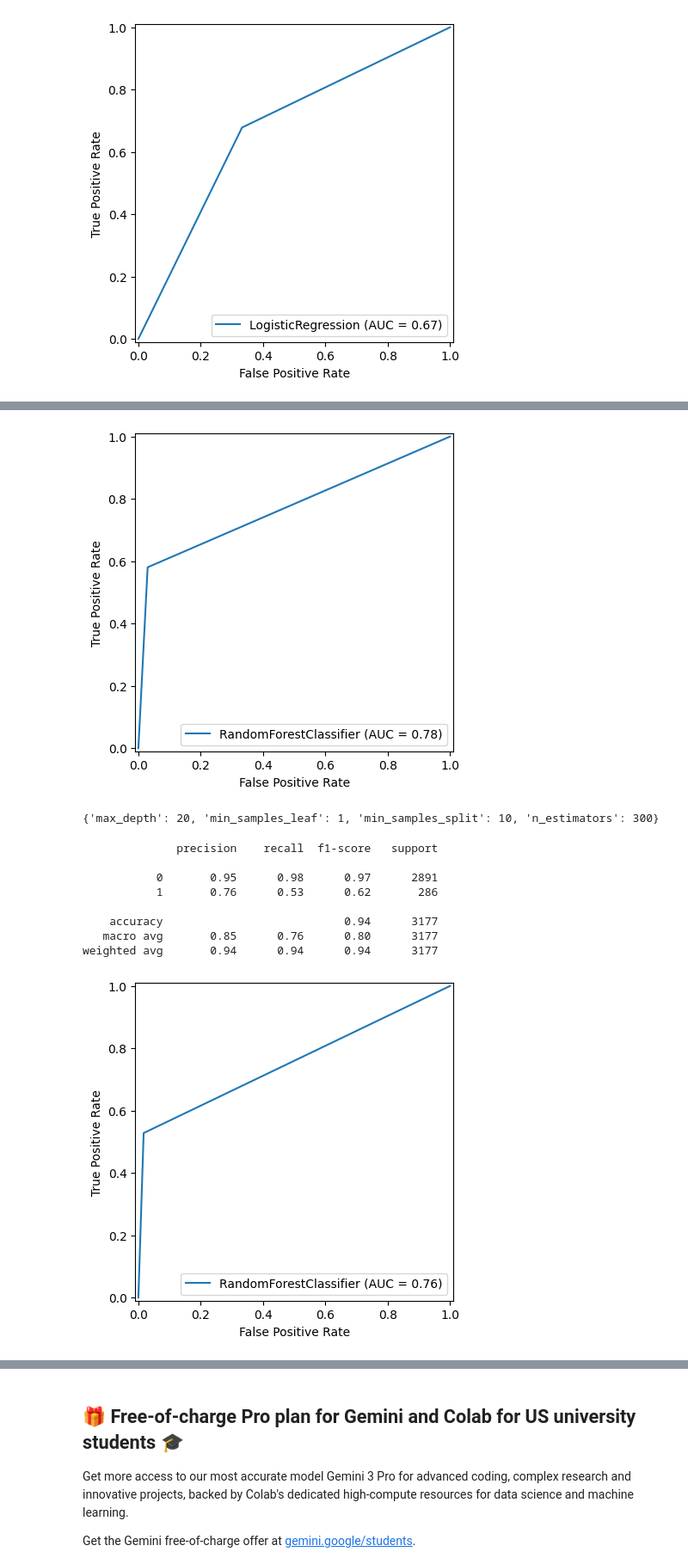
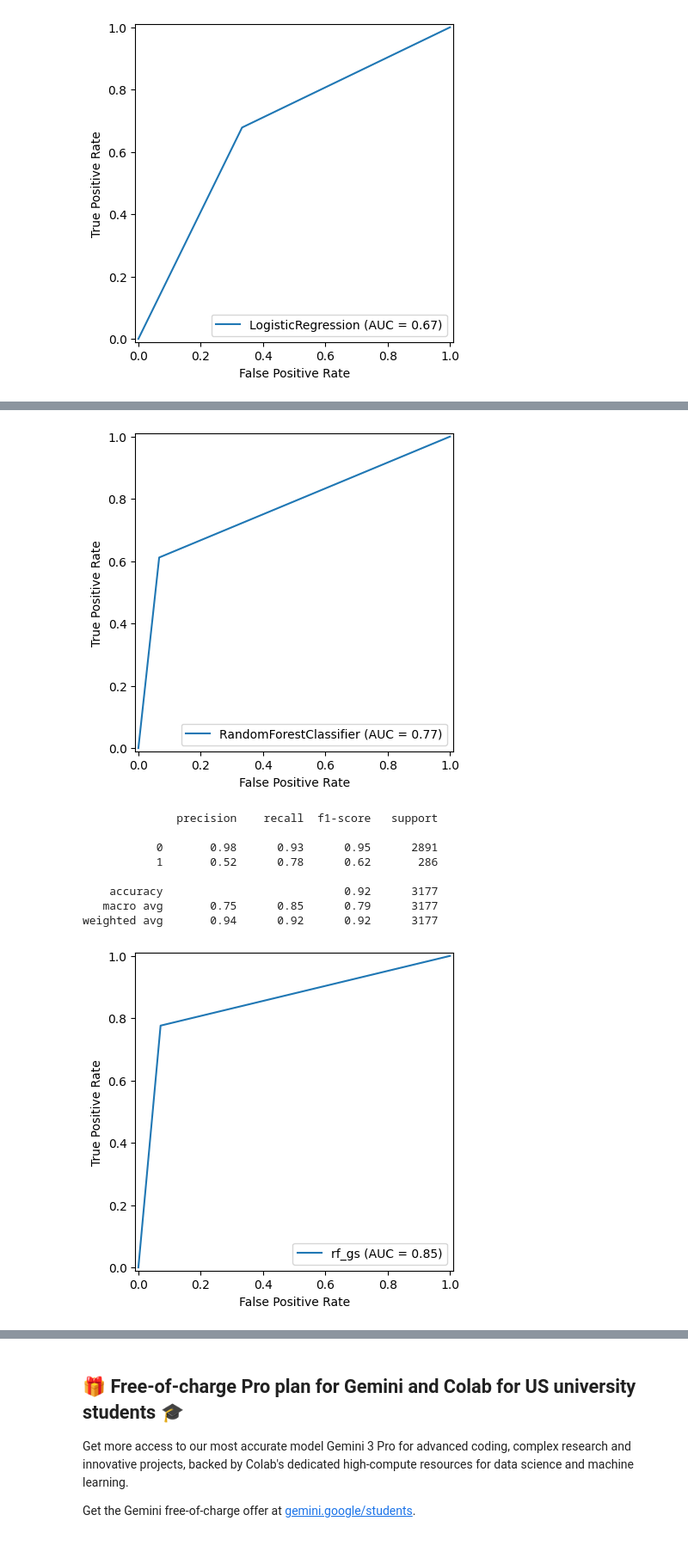
Before and after one commit to abdullaawad/Final-Year-Project, a Jupyter notebook: Re_Admission_Prediction.ipynb, the cells around one changed output, grey strips where cells are left out. Shown at 86% size. Saved outputs shown, nothing was run; the diff lists cells and outputs as text; code cells hidden in the pictures.

```diff
--- a/Re_Admission_Prediction.ipynb
+++ b/Re_Admission_Prediction.ipynb
@@ -536,7 +542,7 @@ plt.show()
 # %%
 from sklearn.ensemble import RandomForestClassifier
 
-rf = RandomForestClassifier(n_estimators=100, random_state=42)
+rf = RandomForestClassifier(n_estimators=100, random_state=42, class_weight='balanced')
 rf.fit(X_train_final_scaled, y_train)
 
 y_pred_rf = rf.predict(X_test_final_scaled)
@@ -559,7 +565,7 @@ display = RocCurveDisplay(fpr=fpr, tpr=tpr, roc_auc=roc_auc, estimator_name='Ran
 display.plot()
 plt.show()
 # %% [output]
-[figure, old version]
+[figure, new version]
 # %%
 from sklearn.model_selection import GridSearchCV
 
@@ -567,22 +573,22 @@ param_grid = {
     'n_estimators': [100, 200, 300],
     'max_depth': [None, 10, 20],
     'min_samples_split': [2, 5, 10],
-    'min_samples_leaf': [1, 2, 4]
+    'min_samples_leaf': [1, 2, 4],
+    'max_features': ['auto', 'sqrt', 'log2'],
+    'bootstrap': [True, False]
 }
 
 rf_grid = RandomForestClassifier(random_state=42)
-grid_search = GridSearchCV(estimator=rf_grid, param_grid=param_grid, cv=5, scoring='roc_auc')
+grid_search = GridSearchCV(estimator=rf_grid, param_grid=param_grid, cv=10, scoring='roc_auc')
 grid_search.fit(X_train_final_scaled, y_train)
 
 best_params = grid_search.best_params_
 print(best_params)
-# %% [output]
-{'max_depth': 20, 'min_samples_leaf': 1, 'min_samples_split': 10, 'n_estimators': 300}
 # %%
 rf_gs = RandomForestClassifier(n_estimators=300,
                                max_depth=20,
                                min_samples_leaf=1,
-                               min_samples_split=10, random_state=42)
+                               min_samples_split=10, random_state=42, class_weight='balanced')
 rf_gs.fit(X_train_final_scaled, y_train)
 
 y_pred_gs = rf_gs.predict(X_test_final_scaled)
@@ -591,18 +597,18 @@ print(classification_report(y_test, y_pred_gs))
 # %% [output]
               precision    recall  f1-score   support
 
-           0       0.95      0.98      0.97      2891
-           1       0.76      0.53      0.62       286
+           0       0.98      0.93      0.95      2891
+           1       0.52      0.78      0.62       286
 
-    accuracy                           0.94      3177
-   macro avg       0.85      0.76      0.80      3177
-weighted avg       0.94      0.94      0.94      3177
+    accuracy                           0.92      3177
+   macro avg       0.75      0.85      0.79      3177
+weighted avg       0.94      0.92      0.92      3177
 # %%
 fpr, tpr, thresholds = roc_curve(y_test, y_pred_gs)
 roc_auc = auc(fpr, tpr)
 
-display = RocCurveDisplay(fpr=fpr, tpr=tpr, roc_auc=roc_auc, estimator_name='RandomForestClassifier')
+display = RocCurveDisplay(fpr=fpr, tpr=tpr, roc_auc=roc_auc, estimator_name='rf_gs')
 display.plot()
 plt.show()
 # %% [output]
-[figure, old version]
+[figure, new version]
```
Also changed, not shown: parts of 13 cells of this notebook.
